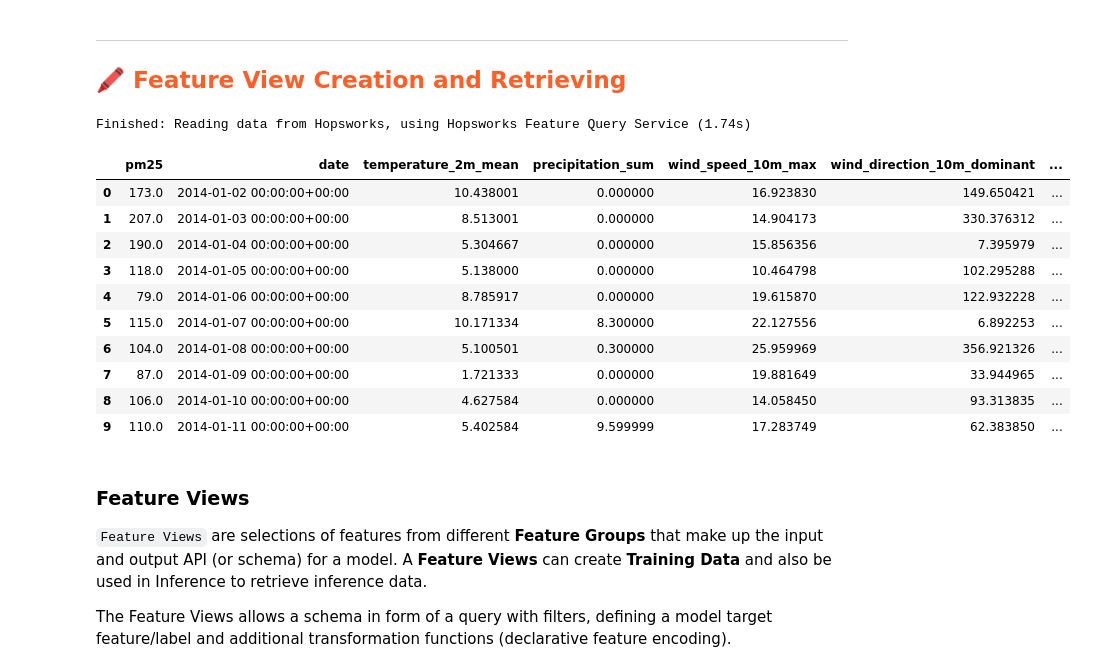
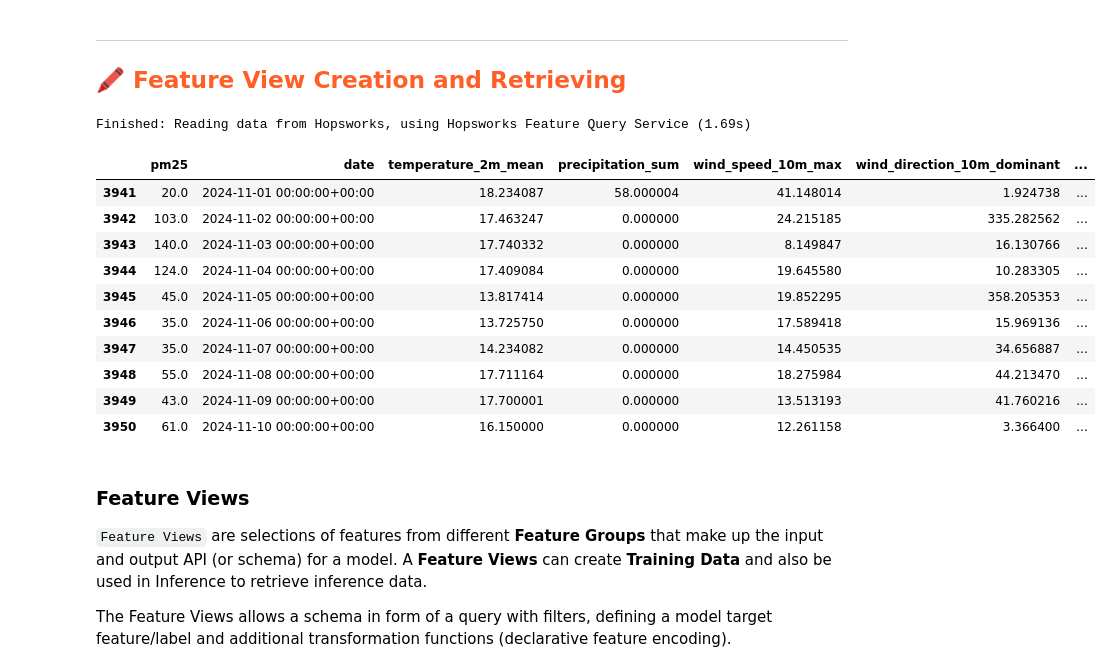
Before and after one commit to AMomozZz/mlfs-book, a Jupyter notebook: notebooks/ch03/3_air_quality_training_pipeline.ipynb, the cells around one changed output. Saved outputs shown, nothing was run; the diff lists cells and outputs as text; code cells hidden in the pictures.

```diff
--- a/notebooks/ch03/3_air_quality_training_pipeline.ipynb
+++ b/notebooks/ch03/3_air_quality_training_pipeline.ipynb
@@ -71,20 +72,23 @@ weather_fg = fs.get_feature_group(
 # %%
 # Select features for training data.
 selected_features = air_quality_fg.select(['pm25']).join(weather_fg.select_all(), on=['city'])
-selected_features.show(10)
+# selected_features.show(10)
+
+temp = selected_features.read().sort_values(by=['date'], ascending=True).tail(10)
+temp
 # %% [output]
-Finished: Reading data from Hopsworks, using Hopsworks Feature Query Service (1.74s)
+Finished: Reading data from Hopsworks, using Hopsworks Feature Query Service (1.69s)
 |  | pm25 | date | temperature_2m_mean | precipitation_sum | wind_speed_10m_max | wind_direction_10m_dominant | ... |
-| 0 | 173.0 | 2014-01-02 00:00:00+00:00 | 10.438001 | 0.000000 | 16.923830 | 149.650421 | ... |
-| 1 | 207.0 | 2014-01-03 00:00:00+00:00 | 8.513001 | 0.000000 | 14.904173 | 330.376312 | ... |
-| 2 | 190.0 | 2014-01-04 00:00:00+00:00 | 5.304667 | 0.000000 | 15.856356 | 7.395979 | ... |
-| 3 | 118.0 | 2014-01-05 00:00:00+00:00 | 5.138000 | 0.000000 | 10.464798 | 102.295288 | ... |
-| 4 | 79.0 | 2014-01-06 00:00:00+00:00 | 8.785917 | 0.000000 | 19.615870 | 122.932228 | ... |
-| 5 | 115.0 | 2014-01-07 00:00:00+00:00 | 10.171334 | 8.300000 | 22.127556 | 6.892253 | ... |
-| 6 | 104.0 | 2014-01-08 00:00:00+00:00 | 5.100501 | 0.300000 | 25.959969 | 356.921326 | ... |
-| 7 | 87.0 | 2014-01-09 00:00:00+00:00 | 1.721333 | 0.000000 | 19.881649 | 33.944965 | ... |
-| 8 | 106.0 | 2014-01-10 00:00:00+00:00 | 4.627584 | 0.000000 | 14.058450 | 93.313835 | ... |
-| 9 | 110.0 | 2014-01-11 00:00:00+00:00 | 5.402584 | 9.599999 | 17.283749 | 62.383850 | ... |
+| 3941 | 20.0 | 2024-11-01 00:00:00+00:00 | 18.234087 | 58.000004 | 41.148014 | 1.924738 | ... |
+| 3942 | 103.0 | 2024-11-02 00:00:00+00:00 | 17.463247 | 0.000000 | 24.215185 | 335.282562 | ... |
+| 3943 | 140.0 | 2024-11-03 00:00:00+00:00 | 17.740332 | 0.000000 | 8.149847 | 16.130766 | ... |
+| 3944 | 124.0 | 2024-11-04 00:00:00+00:00 | 17.409084 | 0.000000 | 19.645580 | 10.283305 | ... |
+| 3945 | 45.0 | 2024-11-05 00:00:00+00:00 | 13.817414 | 0.000000 | 19.852295 | 358.205353 | ... |
+| 3946 | 35.0 | 2024-11-06 00:00:00+00:00 | 13.725750 | 0.000000 | 17.589418 | 15.969136 | ... |
+| 3947 | 35.0 | 2024-11-07 00:00:00+00:00 | 14.234082 | 0.000000 | 14.450535 | 34.656887 | ... |
+| 3948 | 55.0 | 2024-11-08 00:00:00+00:00 | 17.711164 | 0.000000 | 18.275984 | 44.213470 | ... |
+| 3949 | 43.0 | 2024-11-09 00:00:00+00:00 | 17.700001 | 0.000000 | 13.513193 | 41.760216 | ... |
+| 3950 | 61.0 | 2024-11-10 00:00:00+00:00 | 16.150000 | 0.000000 | 12.261158 | 3.366400 | ... |
 # %% [markdown]
 ### Feature Views
 
```
Also changed, not shown: parts of 8 cells of this notebook, 1 other file.
